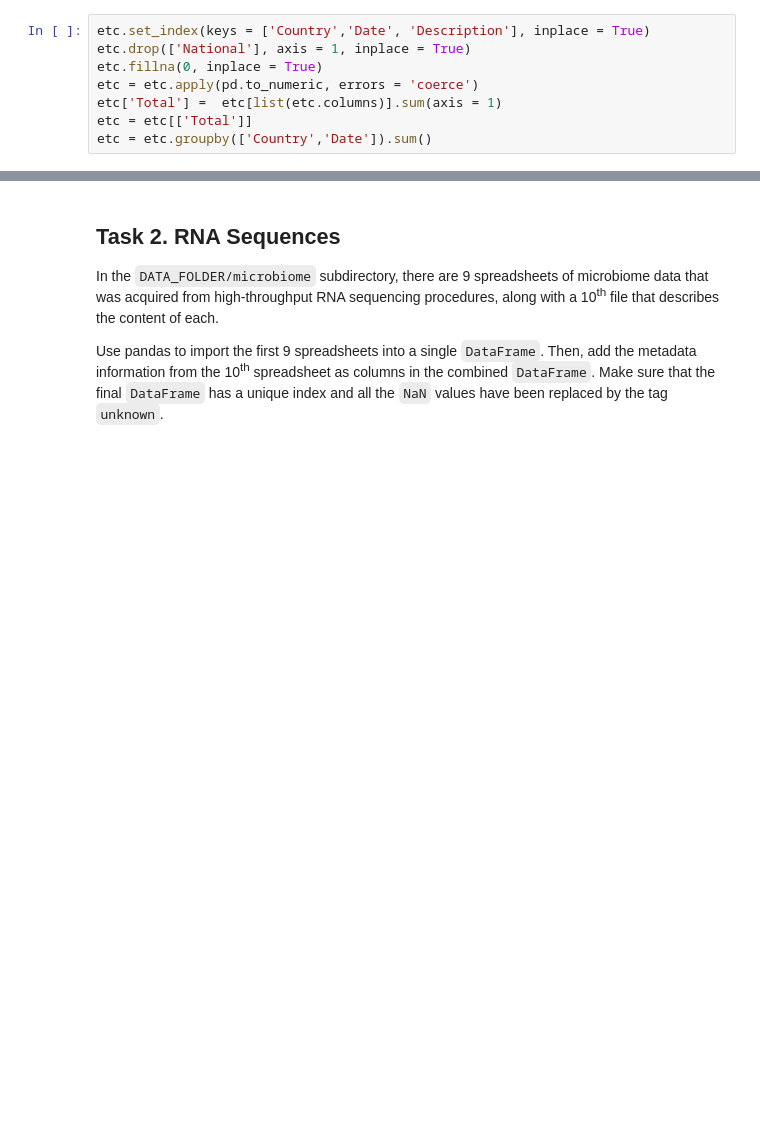
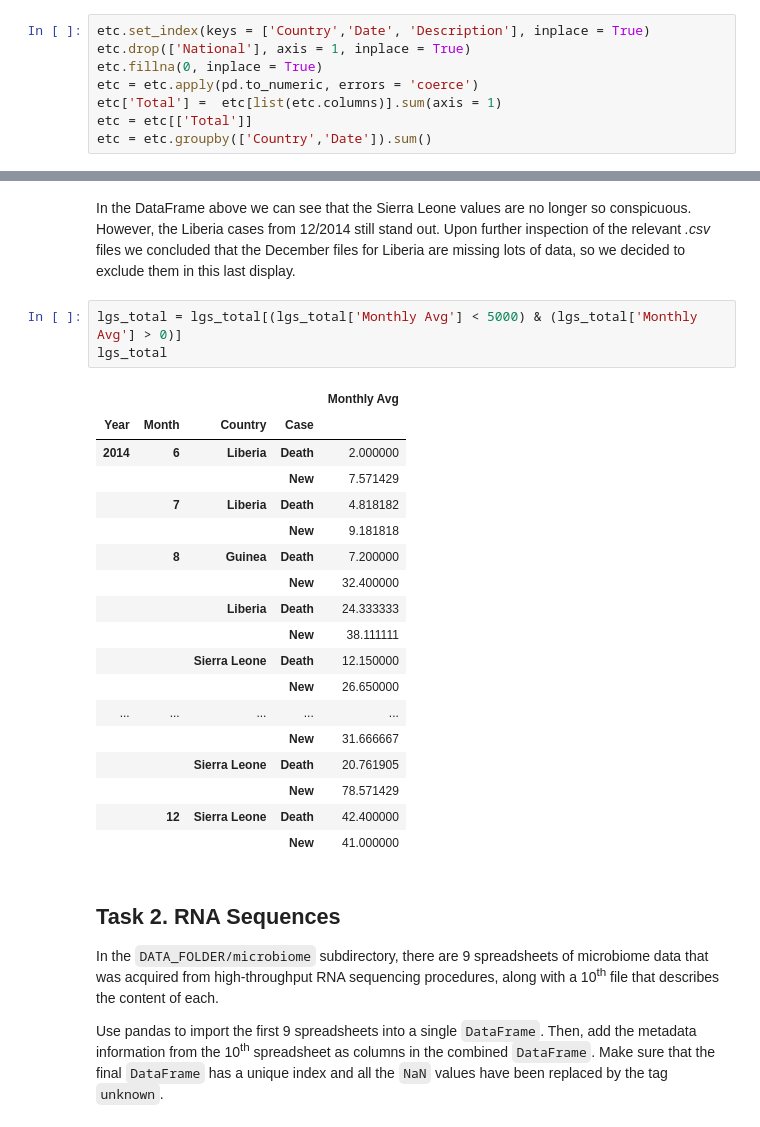
Before and after one commit to stojadin2701/ADA2017, a Jupyter notebook: Homework 1.ipynb, the cells around one changed output, grey strips where cells are left out. Saved outputs shown, nothing was run; the diff lists cells and outputs as text; blank space fills up the shorter version.

```diff
--- a/Homework 1.ipynb
+++ b/Homework 1.ipynb
@@ -256,3 +307,27 @@ etc = etc.groupby(['Country','Date']).sum()
+# %% [markdown]
+In the DataFrame above we can see that the Sierra Leone values are no longer so conspicuous. However, the Liberia cases from 12/2014 still stand out. Upon further inspection of the relevant *.csv* files we concluded that the December files for Liberia are missing lots of data, so we decided to exclude them in this last display.
+# %%
+lgs_total = lgs_total[(lgs_total['Monthly Avg'] < 5000) & (lgs_total['Monthly Avg'] > 0)]
+lgs_total
+# %% [output]
+|  |  |  |  | Monthly Avg |
+| Year | Month | Country | Case |  |
+| 2014 | 6 | Liberia | Death | 2.000000 |
+|  |  |  | New | 7.571429 |
+|  | 7 | Liberia | Death | 4.818182 |
+|  |  |  | New | 9.181818 |
+|  | 8 | Guinea | Death | 7.200000 |
+|  |  |  | New | 32.400000 |
+|  |  | Liberia | Death | 24.333333 |
+|  |  |  | New | 38.111111 |
+|  |  | Sierra Leone | Death | 12.150000 |
+|  |  |  | New | 26.650000 |
+| ... | ... | ... | ... | ... |
+|  |  |  | New | 31.666667 |
+|  |  | Sierra Leone | Death | 20.761905 |
+|  |  |  | New | 78.571429 |
+|  | 12 | Sierra Leone | Death | 42.400000 |
+|  |  |  | New | 41.000000 |
 # %% [markdown]
 ## Task 2. RNA Sequences
 
```
Also changed, not shown: parts of 4 cells of this notebook.
